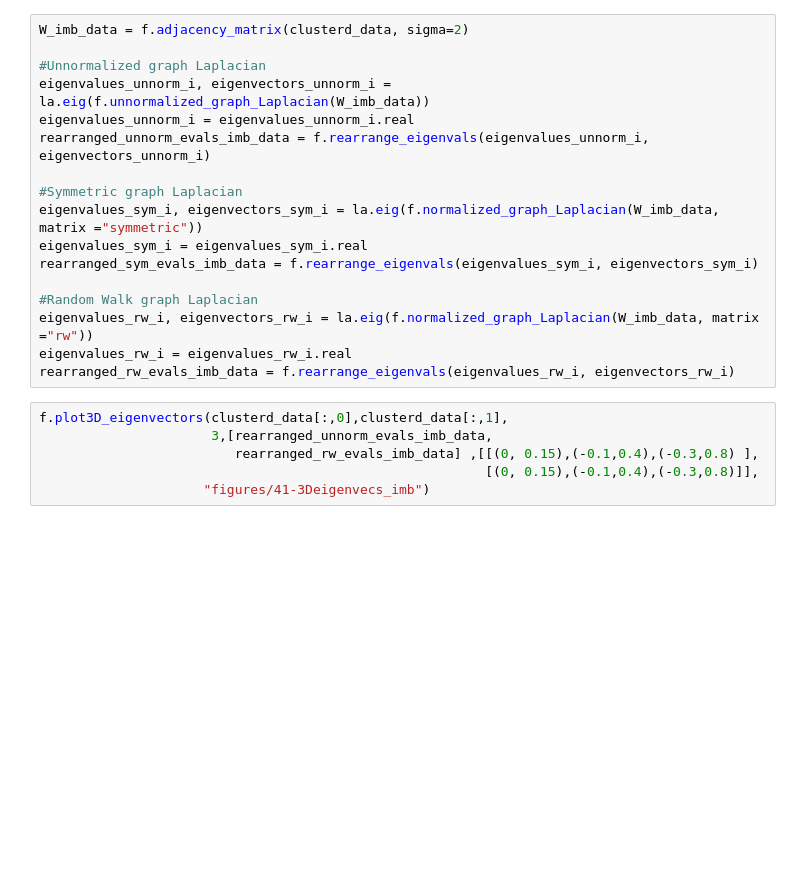
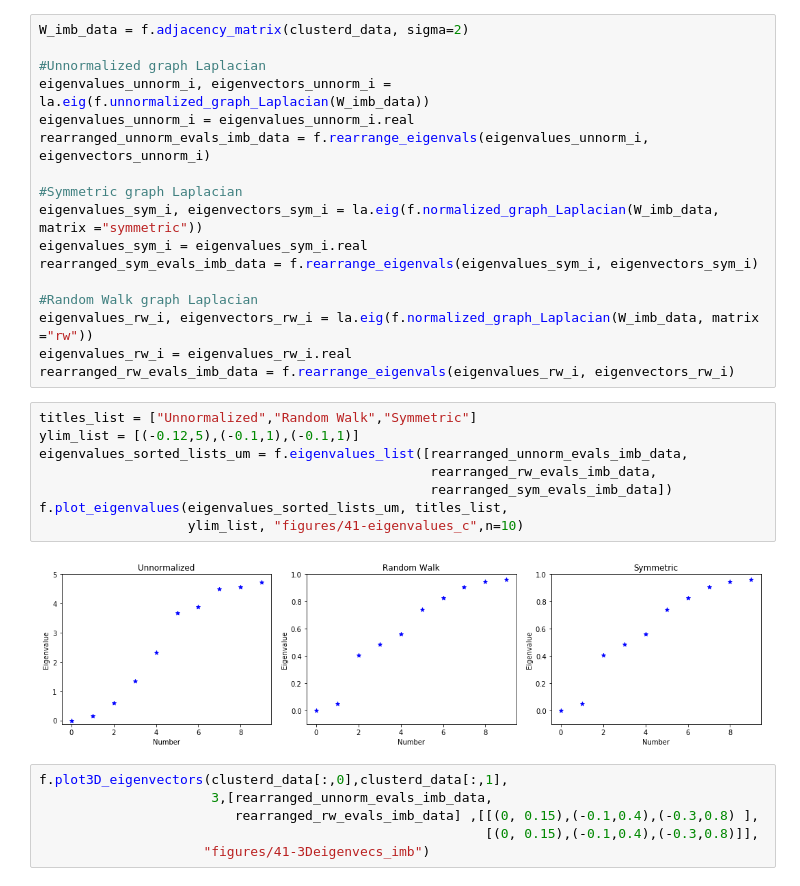
Before and after one commit to msarrias/spectral-clustering, a Jupyter notebook: playground.ipynb, the cells around one changed output. Drawn from its saved outputs; the diff is of its cells as text; blank space fills up the shorter version.

```diff
--- a/playground.ipynb
+++ b/playground.ipynb
@@ -405,6 +430,16 @@ rearranged_sym_evals_imb_data = f.rearrange_eigenvals(eigenvalues_sym_i, eigenve
 eigenvalues_rw_i, eigenvectors_rw_i = la.eig(f.normalized_graph_Laplacian(W_imb_data, matrix ="rw"))
 eigenvalues_rw_i = eigenvalues_rw_i.real
 rearranged_rw_evals_imb_data = f.rearrange_eigenvals(eigenvalues_rw_i, eigenvectors_rw_i)
+# %%
+titles_list = ["Unnormalized","Random Walk","Symmetric"]
+ylim_list = [(-0.12,5),(-0.1,1),(-0.1,1)]
+eigenvalues_sorted_lists_um = f.eigenvalues_list([rearranged_unnorm_evals_imb_data,
+                                                  rearranged_rw_evals_imb_data,
+                                                  rearranged_sym_evals_imb_data])
+f.plot_eigenvalues(eigenvalues_sorted_lists_um, titles_list,
+                   ylim_list, "figures/41-eigenvalues_c",n=10)
+# %% [output]
+[figure, added]
 # %%
 f.plot3D_eigenvectors(clusterd_data[:,0],clusterd_data[:,1],
                       3,[rearranged_unnorm_evals_imb_data,
```
Also changed, not shown: parts of 10 cells of this notebook.
